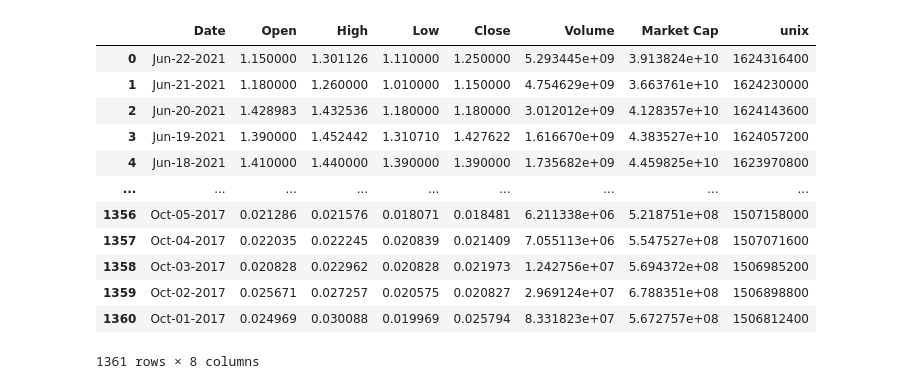
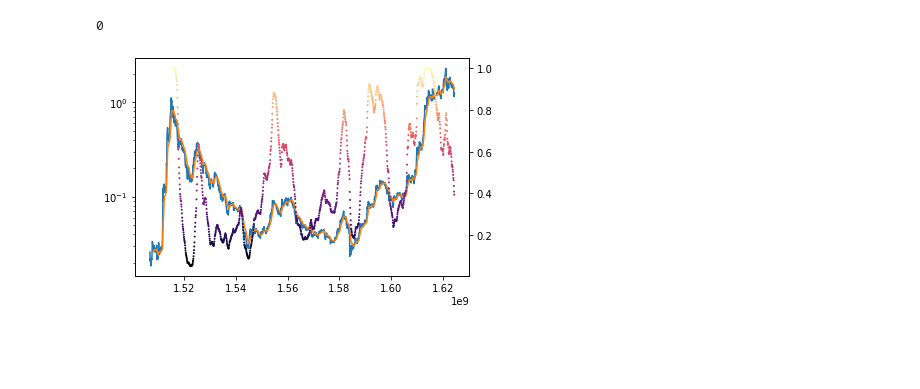
Before and after one commit to RDEvans31/saturn, a Jupyter notebook: Data analysis.ipynb, the cells around one changed output. Drawn from its saved outputs; the diff is of its cells as text; code cells hidden in the pictures; blank space fills up the shorter version.

```diff
--- a/Data analysis.ipynb
+++ b/Data analysis.ipynb
@@ -172,6 +182,7 @@ month_dictionary={
     'Nov':11,
     'Dec':12,
 }
+
 def parse_data(datestring):
     string=datestring.split('-')
     month=month_dictionary[string[0]]
@@ -180,24 +191,32 @@ def parse_data(datestring):
     d=date(year,month,day)
 
     return int(time.mktime(d.timetuple()))
-
-cardano_raw_data=pd.read_csv('data/cardano_2017-10-1_2021-6-24.csv')
-vectorised_parsing=np.vectorize(parse_data)
-timestamps=vectorised_parsing(cardano_raw_data['Date'].values)
-cardano=cardano_raw_data
-cardano['unix']=timestamps
-cardano
-# %% [output]
-|  | Date | Open | High | Low | Close | Volume | Market Cap | unix |
-| 0 | Jun-22-2021 | 1.150000 | 1.301126 | 1.110000 | 1.250000 | 5.293445e+09 | 3.913824e+10 | 1624316400 |
-| 1 | Jun-21-2021 | 1.180000 | 1.260000 | 1.010000 | 1.150000 | 4.754629e+09 | 3.663761e+10 | 1624230000 |
-| 2 | Jun-20-2021 | 1.428983 | 1.432536 | 1.180000 | 1.180000 | 3.012012e+09 | 4.128357e+10 | 1624143600 |
-| 3 | Jun-19-2021 | 1.390000 | 1.452442 | 1.310710 | 1.427622 | 1.616670e+09 | 4.383527e+10 | 1624057200 |
-| 4 | Jun-18-2021 | 1.410000 | 1.440000 | 1.390000 | 1.390000 | 1.735682e+09 | 4.459825e+10 | 1623970800 |
-| ... | ... | ... | ... | ... | ... | ... | ... | ... |
-| 1356 | Oct-05-2017 | 0.021286 | 0.021576 | 0.018071 | 0.018481 | 6.211338e+06 | 5.218751e+08 | 1507158000 |
-| 1357 | Oct-04-2017 | 0.022035 | 0.022245 | 0.020839 | 0.021409 | 7.055113e+06 | 5.547527e+08 | 1507071600 |
-| 1358 | Oct-03-2017 | 0.020828 | 0.022962 | 0.020828 | 0.021973 | 1.242756e+07 | 5.694372e+08 | 1506985200 |
-| 1359 | Oct-02-2017 | 0.025671 | 0.027257 | 0.020575 | 0.020827 | 2.969124e+07 | 6.788351e+08 | 1506898800 |
-| 1360 | Oct-01-2017 | 0.024969 | 0.030088 | 0.019969 | 0.025794 | 8.331823e+07 | 5.672757e+08 | 1506812400 |
-1361 rows × 8 columns
+# %%
+def process_coincodex_csv(filename):
+
+    raw_data=pd.read_csv('data/'+filename)
+    vectorised_parsing=np.vectorize(parse_data)
+    timestamps=vectorised_parsing(cardano_raw_data['Date'].values)
+    df=raw_data
+
+    df['unix']=timestamps
+    df.columns = ['date','open','high','low','close','volume','market cap','unix']
+    df.sort_values(by='unix', ignore_index=True, inplace=True)
+
+    return df
+
+cardano_weekly=price.get_price_data('1w',data=cardano)
+
+fig3, ax5 = plt.subplots()
+
+cardano_fast=get_ema(cardano,14)
+cardano_slow=get_sma(cardano_weekly,14)
+ax5.plot(cardano['unix'], cardano['close'])
+ax5.plot(cardano_fast['unix'], cardano_fast['value'])
+cardano_risk=risk_indicator(cardano_fast,cardano_slow)
+ax6 =ax5.twinx()
+ax6.scatter(cardano_risk['unix'],cardano_risk['value'], s=1, c=cardano_risk['value'], cmap='magma')
+ax5.set_yscale('log')
+# %% [output]
+0
+[figure, added]
```
Also changed, not shown: parts of 5 cells of this notebook, 4 other files.
